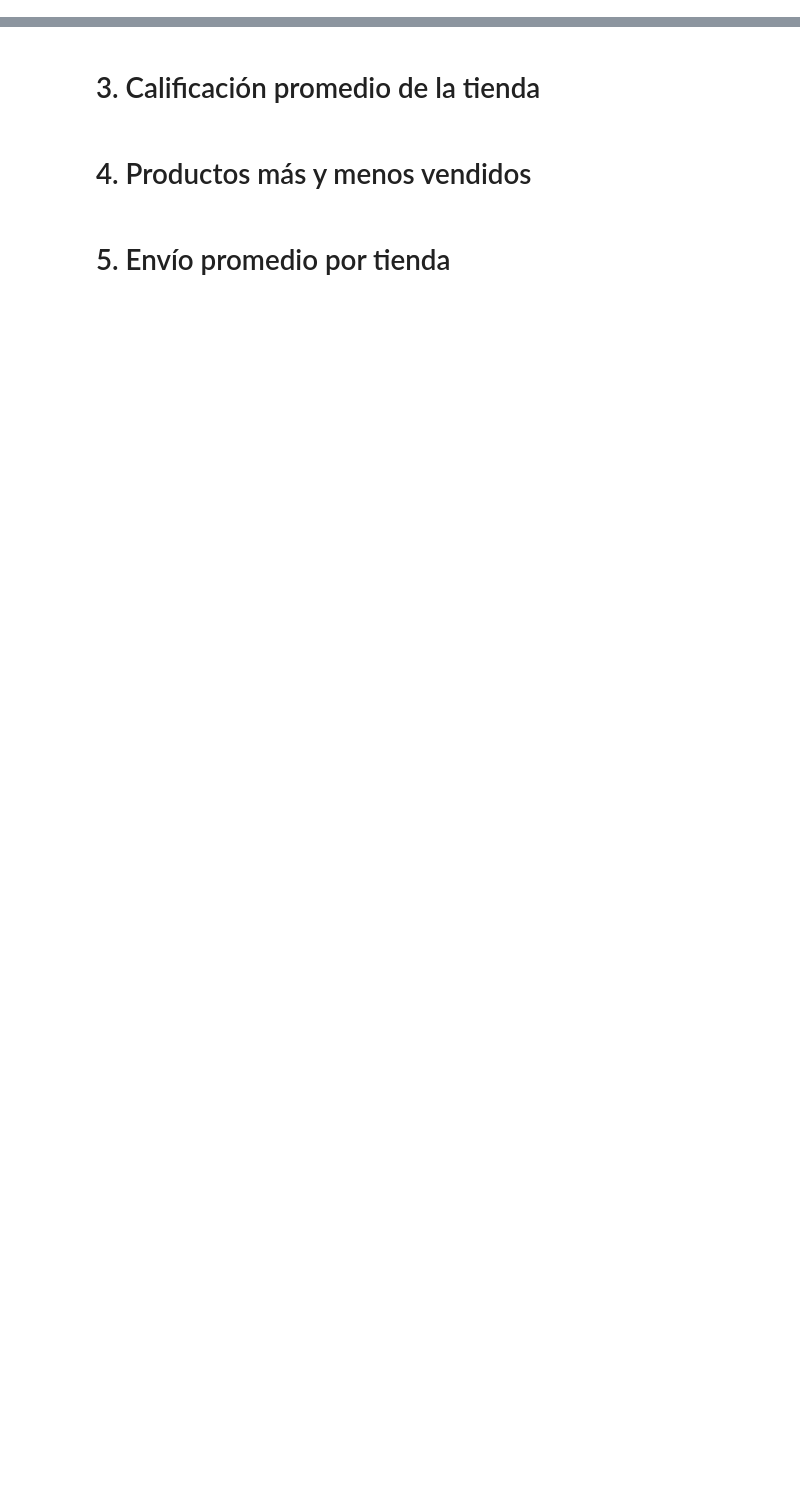
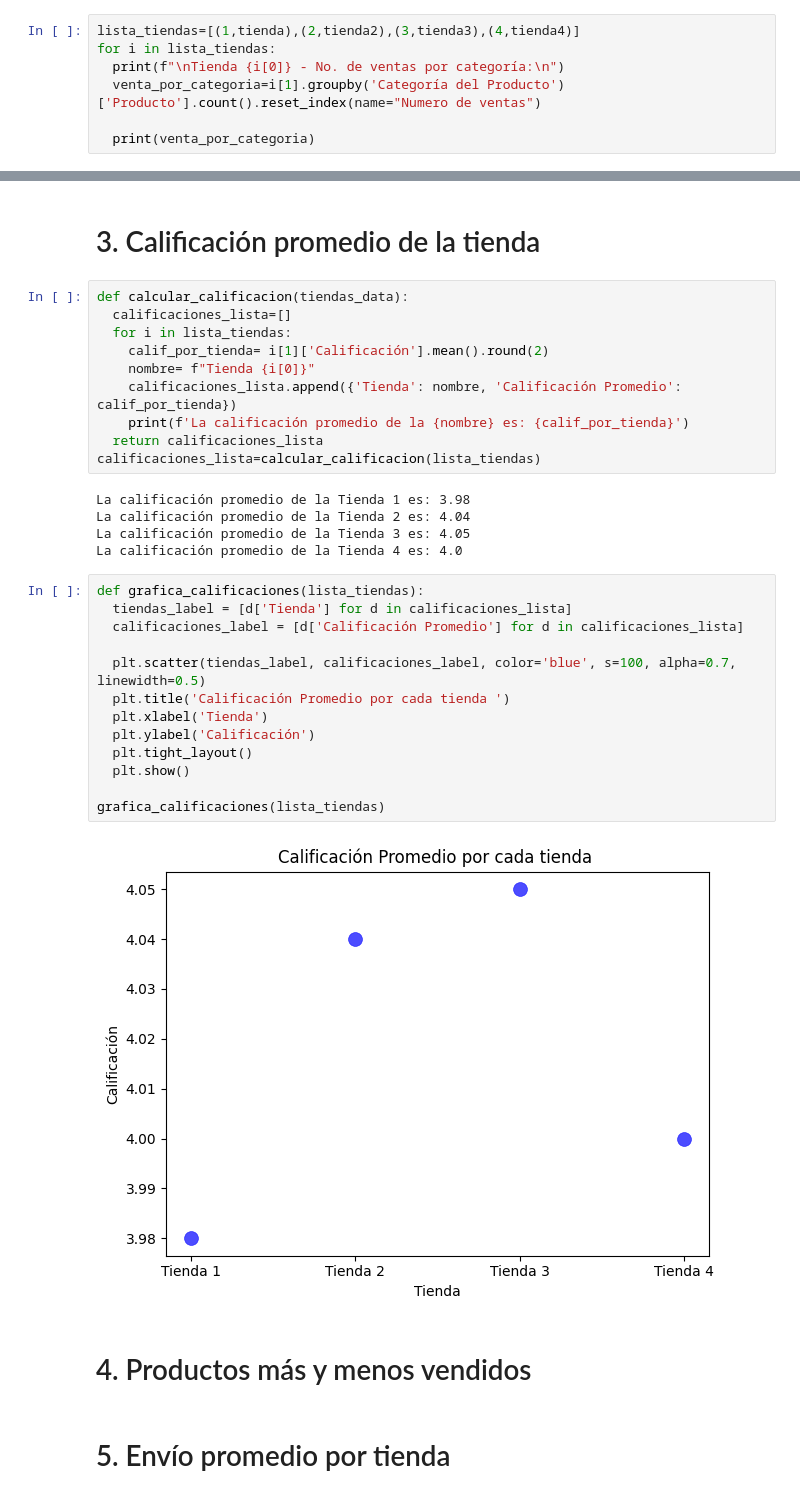
Before and after one commit to Rub-T/challenge-AluraStore, a Jupyter notebook: AluraStoreLatam.ipynb, the cells around one changed output, grey strips where cells are left out. Saved outputs shown, nothing was run; the diff lists cells and outputs as text; blank space fills up the shorter version.

```diff
--- a/AluraStoreLatam.ipynb
+++ b/AluraStoreLatam.ipynb
@@ -77,0 +65,7 @@ print(venta_por_categoria_tienda1)
+# %%
+lista_tiendas=[(1,tienda),(2,tienda2),(3,tienda3),(4,tienda4)]
+for i in lista_tiendas:
+  print(f"\nTienda {i[0]} - No. de ventas por categoría:\n")
+  venta_por_categoria=i[1].groupby('Categoría del Producto')['Producto'].count().reset_index(name="Numero de ventas")
+
+  print(venta_por_categoria)
@@ -78,5 +90,35 @@ print(venta_por_categoria_tienda1)
 # %% [markdown]
 # 3. Calificación promedio de la tienda
+# %%
+def calcular_calificacion(tiendas_data):
+  calificaciones_lista=[]
+  for i in lista_tiendas:
+    calif_por_tienda= i[1]['Calificación'].mean().round(2)
+    nombre= f"Tienda {i[0]}"
+    calificaciones_lista.append({'Tienda': nombre, 'Calificación Promedio': calif_por_tienda})
+    print(f'La calificación promedio de la {nombre} es: {calif_por_tienda}')
+  return calificaciones_lista
+calificaciones_lista=calcular_calificacion(lista_tiendas)
+# %% [output]
+La calificación promedio de la Tienda 1 es: 3.98
+La calificación promedio de la Tienda 2 es: 4.04
+La calificación promedio de la Tienda 3 es: 4.05
+La calificación promedio de la Tienda 4 es: 4.0
+# %%
+def grafica_calificaciones(lista_tiendas):
+  tiendas_label = [d['Tienda'] for d in calificaciones_lista]
+  calificaciones_label = [d['Calificación Promedio'] for d in calificaciones_lista]
+
+  plt.scatter(tiendas_label, calificaciones_label, color='blue', s=100, alpha=0.7, linewidth=0.5)
+  plt.title('Calificación Promedio por cada tienda ')
+  plt.xlabel('Tienda')
+  plt.ylabel('Calificación')
+  plt.tight_layout()
+  plt.show()
+
+grafica_calificaciones(lista_tiendas)
+# %% [output]
+[figure, added]
 # %% [markdown]
 # 4. Productos más y menos vendidos
 # %% [markdown]
```
Also changed, not shown: parts of 2 cells of this notebook.
